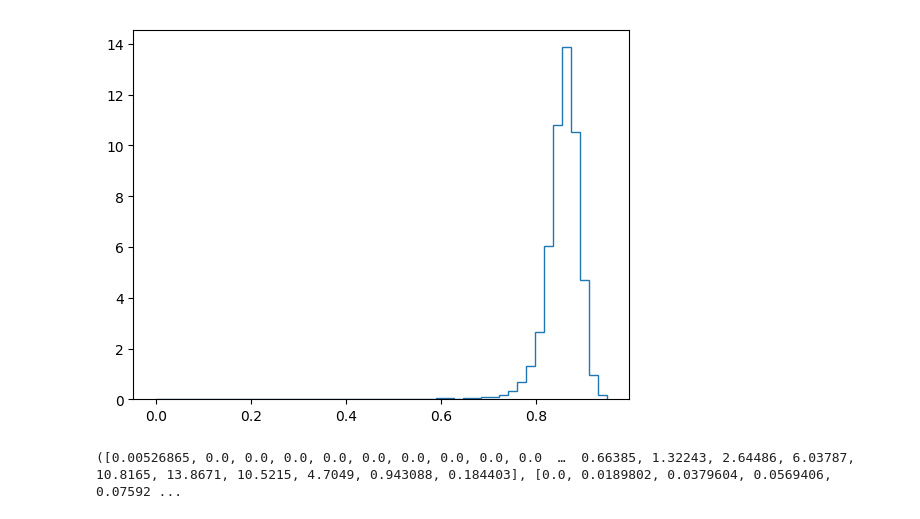
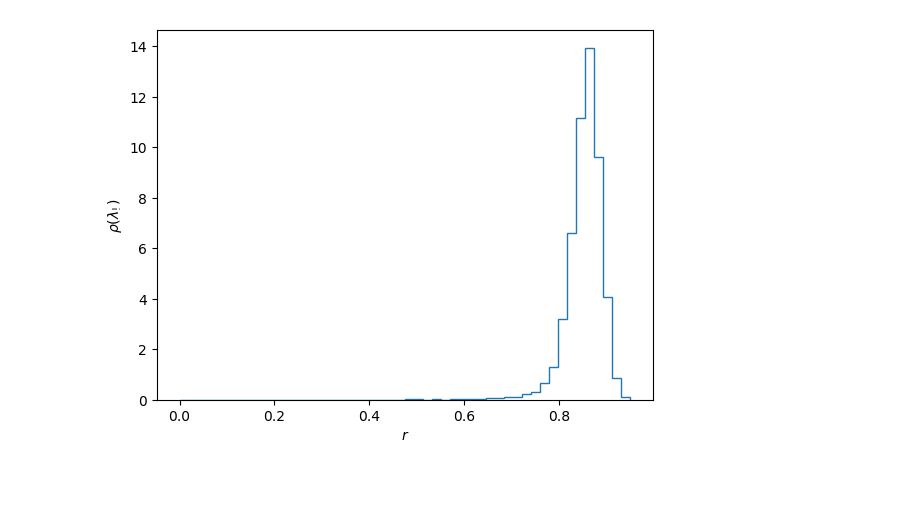
Before and after one commit to dapias/LorentzTesting2d, a Jupyter notebook: notebooks/BirkhoffCoordinates.ipynb, the cells around one changed output. Cells and saved outputs as stored; diff of their text form; code cells hidden in the pictures; blank space fills up the shorter version.

```diff
--- a/notebooks/BirkhoffCoordinates.ipynb
+++ b/notebooks/BirkhoffCoordinates.ipynb
@@ -18,6 +20,6 @@ d = Disk([0.,0.], r)
 push!(bth, d)
 
 t = 1000.0
-Npart = 10000 ;
+Npart = 20000 ;
 # %%
 birkres = birkhoff_visual(t, Npart, bth ,polygon_sides; lyapunov = true);
@@ -55,5 +111,7 @@ birkres[indmin(birkres[:,4]),:]
 # %%
-plt[:hist](birkres[:,4], normed = true, 50, histtype = "step")
+## Histogram
+plt[:hist](birkres[:,4], normed = true, 50, histtype = "step");
+plt[:xlabel](L"$r$")
+plt[:ylabel](L"$\rho(\lambda_!)$");
 # %% [output]
-[figure, old version]
+[figure, new version]
-([0.00526865, 0.0, 0.0, 0.0, 0.0, 0.0, 0.0, 0.0, 0.0, 0.0  …  0.66385, 1.32243, 2.64486, 6.03787, 10.8165, 13.8671, 10.5215, 4.7049, 0.943088, 0.184403], [0.0, 0.0189802, 0.0379604, 0.0569406, 0.07592 ...
```
Also changed, not shown: parts of 17 cells of this notebook.
